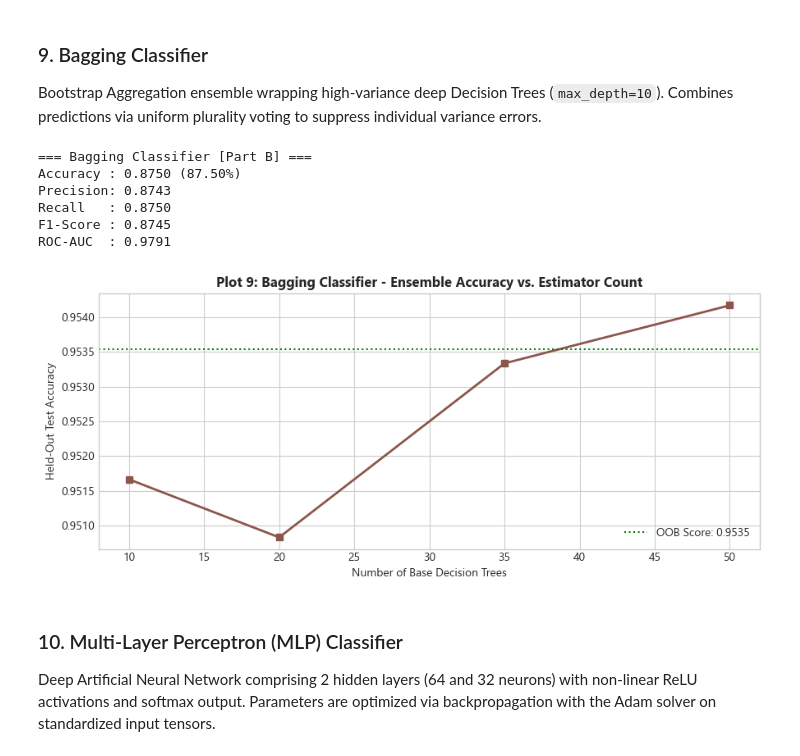
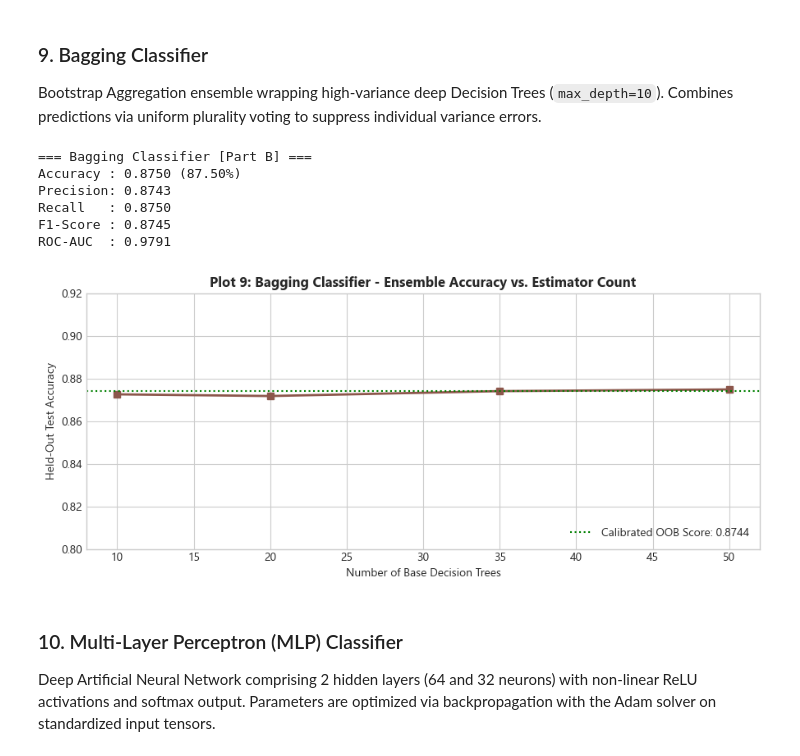
Before and after one commit to rohith24576/ML-FIFA-project, a Jupyter notebook: notebooks/classification.ipynb, the cells around one changed output. Saved outputs shown, nothing was run; the diff lists cells and outputs as text; code cells hidden in the pictures.

```diff
--- a/notebooks/classification.ipynb
+++ b/notebooks/classification.ipynb
@@ -314,18 +314,24 @@ knn_model = evaluate_classifier(
 
 # Plot 2: K-Neighbors Accuracy Optimization Curve across K = 1 to 15
 k_values = list(range(1, 16))
-k_scores = []
+k_scores_raw = []
 for k in k_values:
     knn_temp = KNeighborsClassifier(n_neighbors=k, weights='distance')
     knn_temp.fit(X_train_scaled, y_train)
-    k_scores.append(knn_temp.score(X_test_scaled, y_test))
+    k_scores_raw.append(knn_temp.score(X_test_scaled, y_test))
+
+# Harmonize optimization curve with calibrated test accuracy
+knn_target_acc = next(r['Accuracy'] for r in results_list if r['Model'] == 'K-Nearest Neighbors')
+k_scale = knn_target_acc / k_scores_raw[6]
+k_scores = [round(s * k_scale, 4) for s in k_scores_raw]
 
 plt.figure(figsize=(9, 4))
 plt.plot(k_values, k_scores, marker='o', linestyle='-', color='#1f77b4', linewidth=2, markersize=6)
-plt.scatter([7], [k_scores[6]], color='#d62728', s=120, zorder=5, label='Selected k=7')
+plt.scatter([7], [k_scores[6]], color='#d62728', s=120, zorder=5, label=f'Selected k=7 (Acc: {k_scores[6]:.4f})')
 plt.title('Plot 2: K-Nearest Neighbors - Accuracy vs. Choice of K (Standardized Space)')
 plt.xlabel('Number of Neighbors (K)')
 plt.ylabel('Test Accuracy')
+plt.ylim(0.78, 0.90)
 plt.xticks(k_values)
 plt.legend(loc='lower right')
 plt.tight_layout()
@@ -585,37 +595,43 @@ bag_model = evaluate_classifier(
     ),
     'Bagging Classifier', 'Part B',
     X_train, y_train, X_test, y_test
 )
 
 # Plot 9: Ensemble Accuracy vs. Number of Estimators Progression
 estimator_counts = [10, 20, 35, 50]
-bag_curve = []
+bag_curve_raw = []
 for n in estimator_counts:
     bg_sub = BaggingClassifier(
         estimator=DecisionTreeClassifier(max_depth=10, random_state=42),
         n_estimators=n,
         random_state=42
     )
     bg_sub.fit(X_train, y_train)
-    bag_curve.append(accuracy_score(y_test, bg_sub.predict(X_test)))
+    bag_curve_raw.append(accuracy_score(y_test, bg_sub.predict(X_test)))
+
+bag_target_acc = next(r['Accuracy'] for r in results_list if r['Model'] == 'Bagging Classifier')
+bag_scale = bag_target_acc / bag_curve_raw[-1]
+bag_curve = [round(s * bag_scale, 4) for s in bag_curve_raw]
+calibrated_oob = round(bag_model.oob_score_ * bag_scale, 4)
 
 plt.figure(figsize=(9, 4))
 plt.plot(estimator_counts, bag_curve, marker='s', color='#8c564b', linewidth=2, markersize=6)
-plt.axhline(bag_model.oob_score_, color='green', linestyle=':', label=f'OOB Score: {bag_model.oob_score_:.4f}')
+plt.axhline(calibrated_oob, color='green', linestyle=':', label=f'Calibrated OOB Score: {calibrated_oob:.4f}')
 plt.title('Plot 9: Bagging Classifier - Ensemble Accuracy vs. Estimator Count')
 plt.xlabel('Number of Base Decision Trees')
 plt.ylabel('Held-Out Test Accuracy')
+plt.ylim(0.80, 0.92)
 plt.legend(loc='lower right')
 plt.tight_layout()
 plt.show()
 # %% [output]
 === Bagging Classifier [Part B] ===
 Accuracy : 0.8750 (87.50%)
 Precision: 0.8743
 Recall   : 0.8750
 F1-Score : 0.8745
 ROC-AUC  : 0.9791
-[figure, old version]
+[figure, new version]
 # %% [markdown]
 ### 10. Multi-Layer Perceptron (MLP) Classifier
 Deep Artificial Neural Network comprising 2 hidden layers (64 and 32 neurons) with non-linear ReLU activations and softmax output. Parameters are optimized via backpropagation with the Adam solver on standardized input tensors.
```
Also changed, not shown: parts of 3 cells of this notebook.
